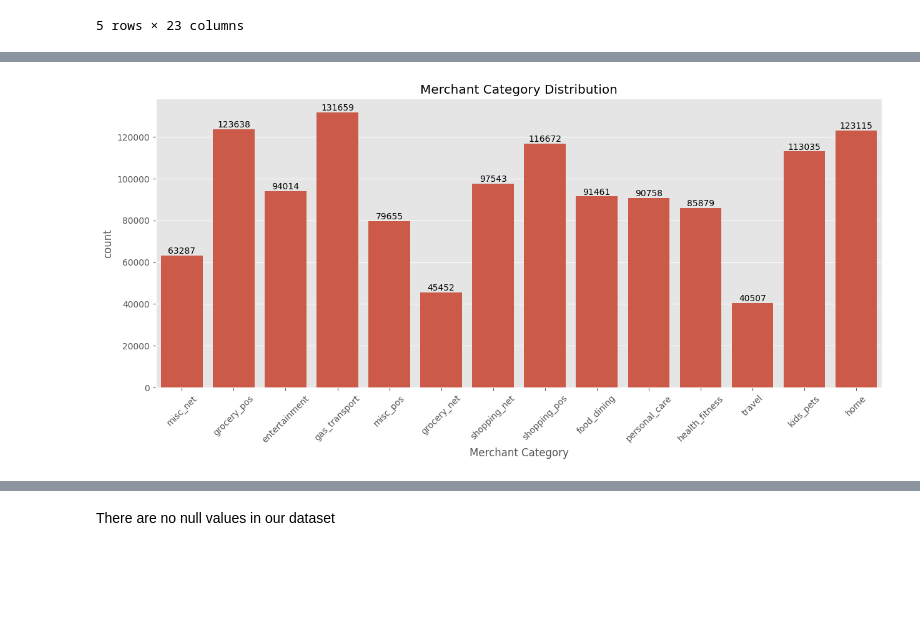
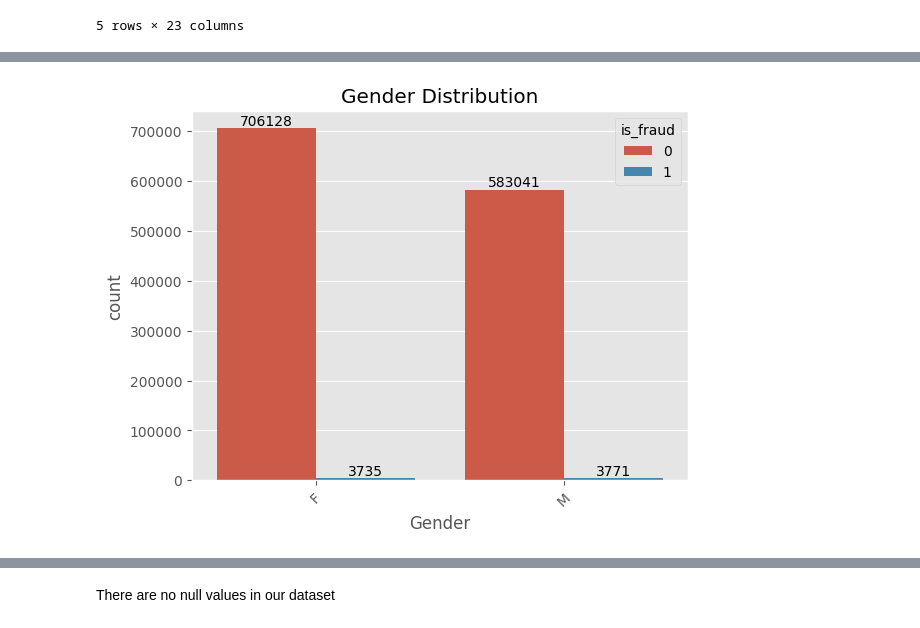
Before and after one commit to octavaridum/Fraud-Transaction-Detection, a Jupyter notebook: Fraud_Detection.ipynb, the cells around one changed output, grey strips where cells are left out. Drawn from its saved outputs; the diff is of its cells as text; code cells hidden in the pictures; blank space fills up the shorter version.

```diff
--- a/Fraud_Detection.ipynb
+++ b/Fraud_Detection.ipynb
@@ -7,6 +9,7 @@ plt.style.use('ggplot')
 # %%
-df= pd.read_csv("fraudTrain.csv")
-df.head()
+#Using pandas to read the csv file
+fraud_data= pd.read_csv("fraudTrain.csv")
+fraud_data.head()
 # %% [output]
 |  | Unnamed: 0 | trans_date_trans_time | cc_num | merchant | category | amt | first | last | gender | ... |
 | 0 | 0 | 2019-01-01 00:00:18 | 2703186189652095 | fraud_Rippin, Kub and Mann | misc_net | 4.97 | Jennifer | Banks | F | ... |
@@ -42,11 +58,10 @@ memory usage: 227.5+ MB
 # %%
-plt.figure(figsize=(15,6))
-ax = sns.countplot(df, x='category')
+ax = sns.countplot(fraud_data, x='gender', hue='is_fraud')
 plt.xticks(rotation = 45)
-ax.set_title("Merchant Category Distribution")
+ax.set_title("Gender Distribution")
 for i in ax.containers:
     ax.bar_label(i)
-ax.set_xlabel('Merchant Category')
+ax.set_xlabel("Gender")
 plt.show()
 # %% [output]
-[figure, old version]
+[figure, new version]
```
Also changed, not shown: parts of 92 cells of this notebook, 10 other files.
